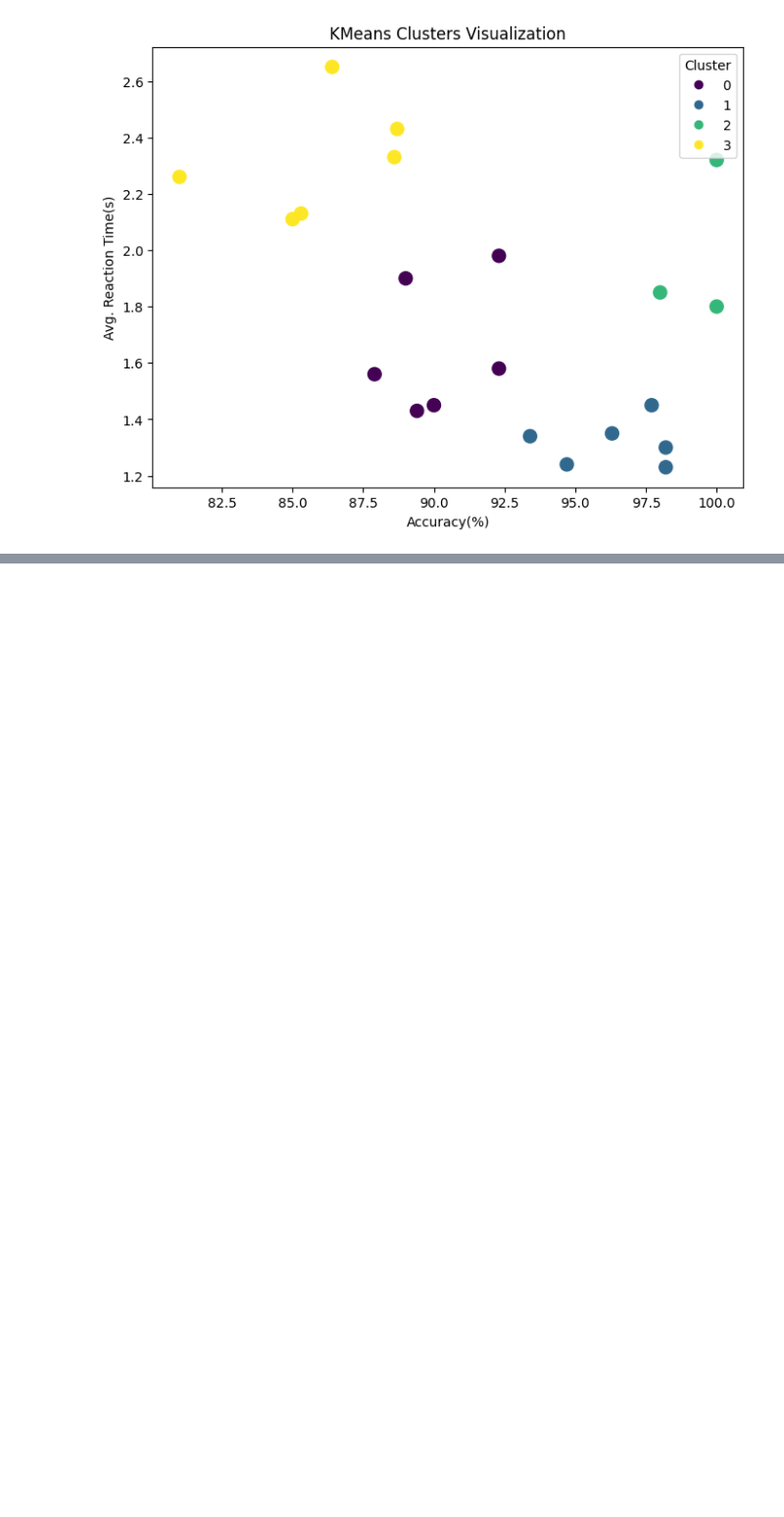
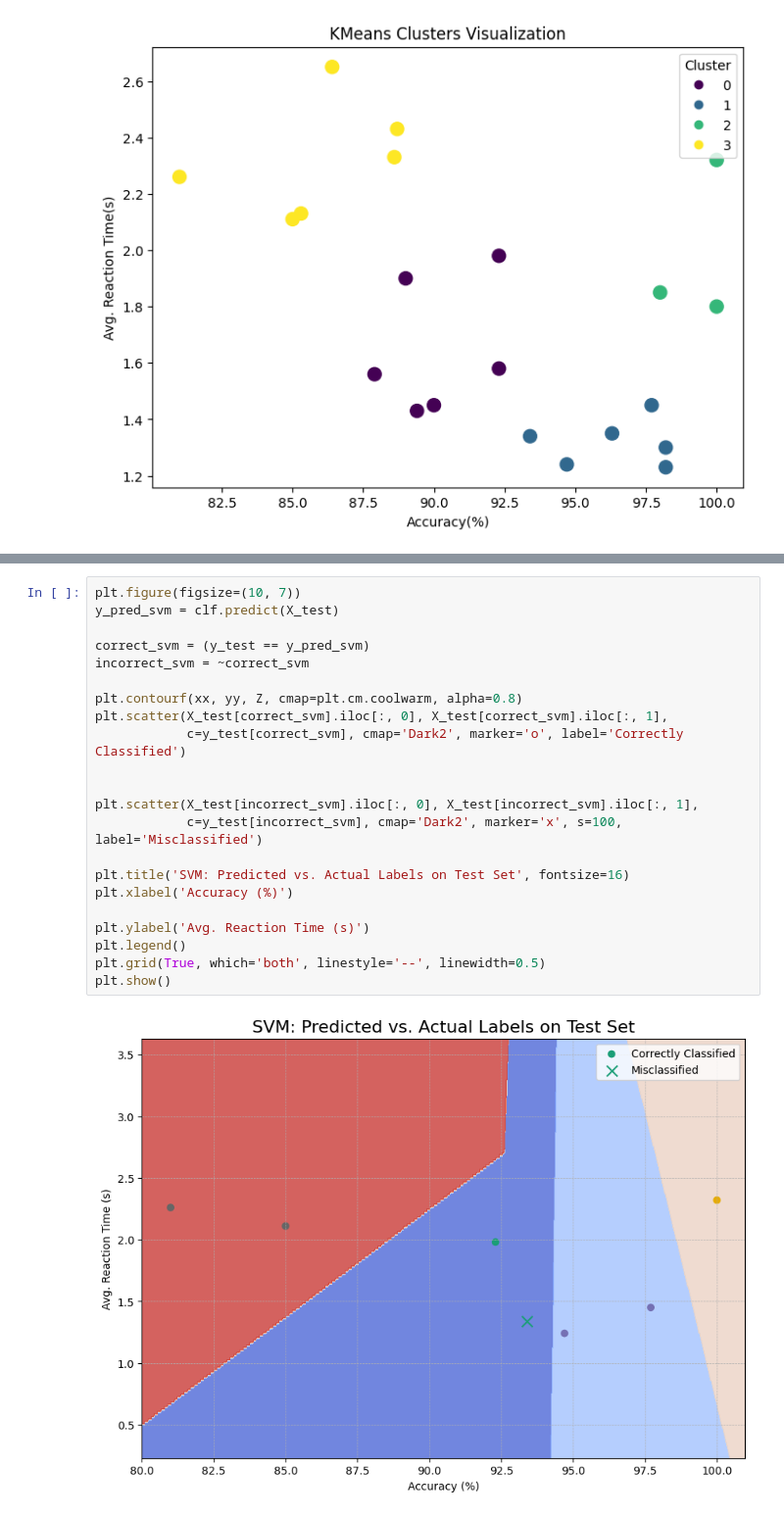
Before and after one commit to Blip-Loban/MutasimFuadSarker_2221460042_CSE445, a Jupyter notebook: Mini Project 1/Project1.ipynb, the cells around one changed output, grey strips where cells are left out. Shown at 98% size. Drawn from its saved outputs; the diff is of its cells as text; blank space fills up the shorter version.

```diff
--- a/Mini Project 1/Project1.ipynb
+++ b/Mini Project 1/Project1.ipynb
@@ -162,0 +181,24 @@ plt.show()
+# %%
+plt.figure(figsize=(10, 7))
+y_pred_svm = clf.predict(X_test)
+
+correct_svm = (y_test == y_pred_svm)
+incorrect_svm = ~correct_svm
+
+plt.contourf(xx, yy, Z, cmap=plt.cm.coolwarm, alpha=0.8)
+plt.scatter(X_test[correct_svm].iloc[:, 0], X_test[correct_svm].iloc[:, 1],
+            c=y_test[correct_svm], cmap='Dark2', marker='o', label='Correctly Classified')
+
+
+plt.scatter(X_test[incorrect_svm].iloc[:, 0], X_test[incorrect_svm].iloc[:, 1],
+            c=y_test[incorrect_svm], cmap='Dark2', marker='x', s=100, label='Misclassified')
+
+plt.title('SVM: Predicted vs. Actual Labels on Test Set', fontsize=16)
+plt.xlabel('Accuracy (%)')
+
+plt.ylabel('Avg. Reaction Time (s)')
+plt.legend()
+plt.grid(True, which='both', linestyle='--', linewidth=0.5)
+plt.show()
+# %% [output]
+[figure, added]
```
Also changed, not shown: parts of 14 cells of this notebook, 2 other files.
